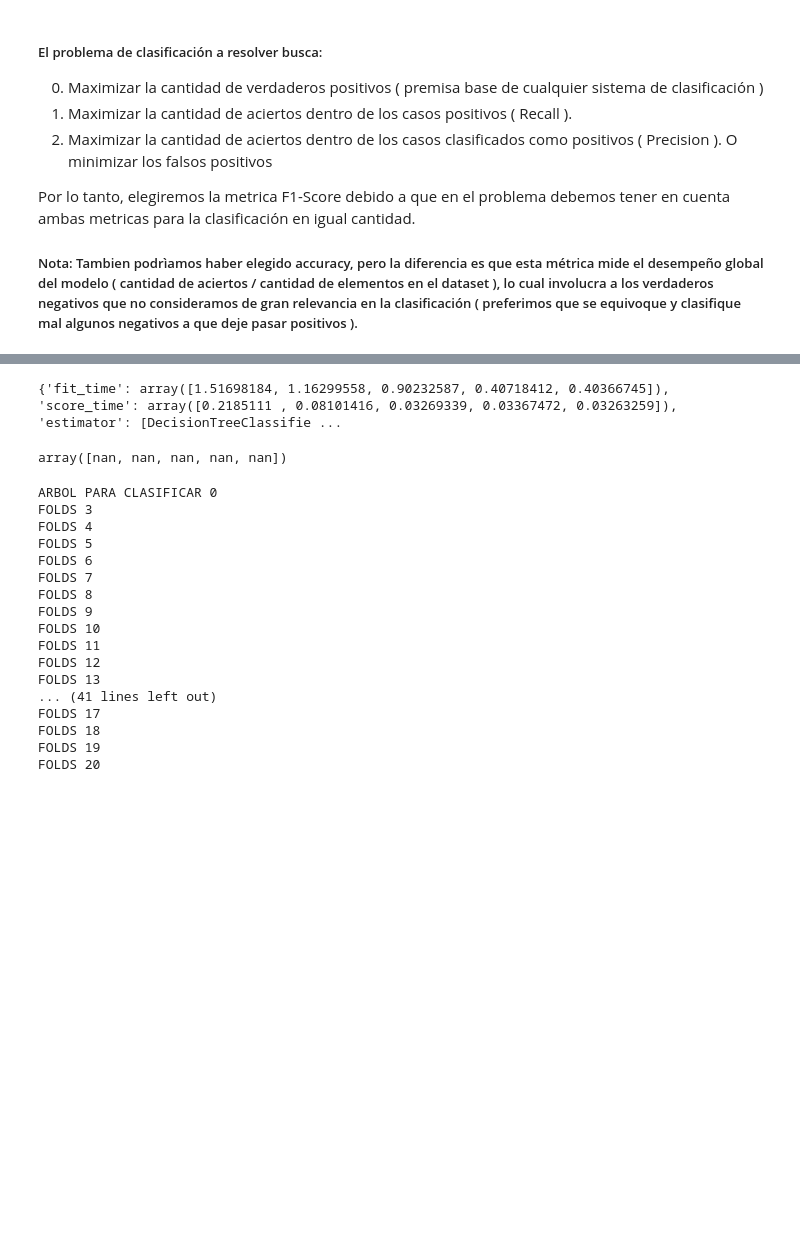
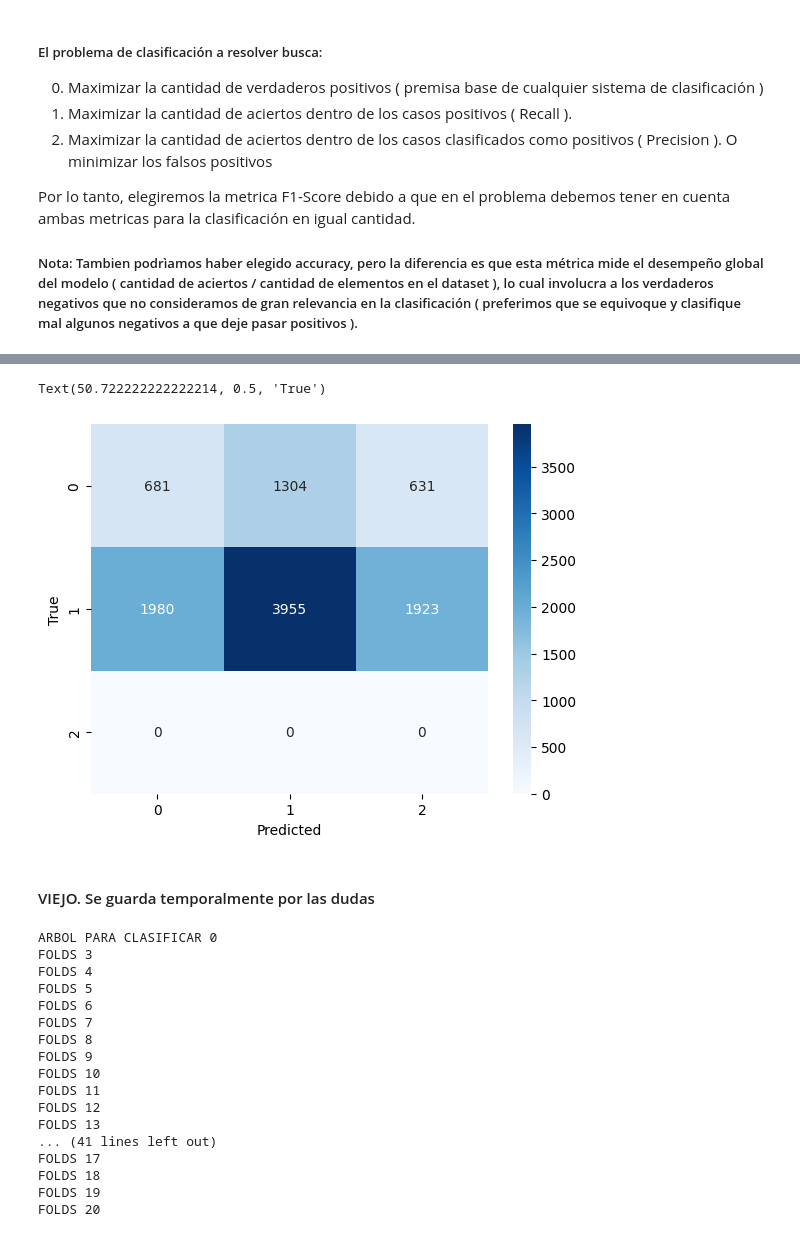
Before and after one commit to sttesta3/7506R-1C2024-GRUPO08, a Jupyter notebook: Clasificación.ipynb, the cells around one changed output, grey strips where cells are left out. Drawn from its saved outputs; the diff is of its cells as text; code cells hidden in the pictures; blank space fills up the shorter version.

Commit message:
WIP: no clasifico ninguno como precio bajo. Debugging

```diff
--- a/Clasificación.ipynb
+++ b/Clasificación.ipynb
@@ -314,3 +314,32 @@ ds['tipo_precio'] = ds.apply(lambda row: definir_precio(row), axis=1)
 
 Por lo tanto, elegiremos la metrica F1-Score debido a que en el problema debemos tener en cuenta ambas metricas para la clasificación en igual cantidad.
 ##### Nota:  Tambien podrìamos haber elegido accuracy, pero la diferencia es que esta métrica mide el desempeño global del modelo ( cantidad de aciertos / cantidad de elementos en el dataset ), lo cual involucra a los verdaderos negativos que no consideramos de gran relevancia en la clasificación ( preferimos que se equivoque y clasifique mal algunos negativos a que deje pasar positivos ).
+# %%
+# Trabajo sobre data
+ds_id3_3 = pd.get_dummies(ds.drop(columns=["property_price","pxm2"]),columns=["property_type","place_l3"])
+ds_id3_3['tipo_precio'] = ds_id3_3['tipo_precio'].map({"bajo":0,"medio":1,"alto":2})
+ds_id3_3.tipo_precio.value_counts(normalize=True)
+
+target='tipo_precio'
+features= ds_id3_3.drop(columns=target).columns.values
+
+# Split data en entrenamiento y prueba
+X_train3, X_test3, Y_train3, Y_test3 = train_test_split(ds_id3_3[features].values,
+                                                    ds_id3_3[target].values,
+                                                    test_size=0.2,    #20% 0 conjunto de test
+                                                    stratify=ds_id3_3[target].values) #estratificado para mantener proporcion
+
+# Loop de entrenamiento
+CANT_FOLDS_MAXIMA = 25
+CANT_FOLDS_MINIMA = 3
+
+arboles = []
+resultados = []
+
+for i in range(CANT_FOLDS_MINIMA,CANT_FOLDS_MAXIMA + 1):
+  print("#################",i,"FOLDS #################")
+  arbolcv = DecisionTreeClassifier()
+  resultados3 = cross_validate(arbolcv,X_train3, Y_train3, cv=StratifiedKFold(n_splits=i),scoring=make_scorer(f1_score,average='weighted'),return_estimator=True)
+  metricsCV=resultados3['test_score']
+  arboles.append( resultados3['estimator'][np.where(metricsCV==max(metricsCV))[0][0]] )
+  resultados.append( resultados3['test_score'][np.where(metricsCV==max(metricsCV))[0][0]] )
@@ -317,3 +399,18 @@ Por lo tanto, elegiremos la metrica F1-Score debido a que en el problema debemos
+# %%
+BEST_FOLDS = 10
+mejor_performance = arboles[BEST_FOLDS - CANT_FOLDS_MINIMA]
+y_pred = mejor_performance.predict(X_test3)
+
+classification_report(Y_test3,y_pred)
+cm = confusion_matrix(y_test,y_pred)
+sns.heatmap(cm, cmap='Blues',annot=True,fmt='g')
+plt.xlabel('Predicted')
+plt.ylabel('True')
+# %% [output]
+Text(50.722222222222214, 0.5, 'True')
+[figure, added]
+# %% [markdown]
+#### VIEJO. Se guarda temporalmente por las dudas
 # %%
 # Preparando la data
 ds_id3_2 = pd.get_dummies(ds.drop(columns=["property_price","pxm2"]),columns=["property_type","place_l3","tipo_precio"])
@@ -323,30 +420,6 @@ features= ds_id3_2.drop(columns=target).columns.values
 
 for i in target:
   ds_id3_2[i] = ds_id3_2[i].map({True:0,False:1},na_action=None)
-# %%
-# Ejemplo de codigo con un Unico arbol que califica en 0 1 2
-ds_id3_3 = pd.get_dummies(ds.drop(columns=["property_price","pxm2"]),columns=["property_type","place_l3"])
-ds_id3_3['tipo_precio'] = ds_id3_3['tipo_precio'].map({"bajo":0,"medio":1,"alto":2})
-ds_id3_3.tipo_precio.value_counts(normalize=True)
-
-target='tipo_precio'
-features= ds_id3_3.drop(columns=target).columns.values
-
-X_train3, X_test3, Y_train3, Y_test3 = train_test_split(ds_id3_3[features].values,
-                                                    ds_id3_3[target].values,
-                                                    test_size=0.2,    #20% 0 conjunto de test
-                                                    stratify=ds_id3_3[target].values) #estratificado para mantener proporcion
-
-arbolcv = DecisionTreeClassifier()
-resultados3 = cross_validate(arbolcv,X_train3, Y_train3, cv=StratifiedKFold(n_splits=5),scoring=make_scorer(f1_score,average='micro'),return_estimator=True)
-metricsCV=resultados3['test_score']
-print(resultados3)
-# %% [output]
-{'fit_time': array([1.51698184, 1.16299558, 0.90232587, 0.40718412, 0.40366745]), 'score_time': array([0.2185111 , 0.08101416, 0.03269339, 0.03367472, 0.03263259]), 'estimator': [DecisionTreeClassifie ...
-# %%
-metricsCV
-# %% [output]
-array([nan, nan, nan, nan, nan])
 # %%
 # Entrenamiento de los tres arboles y recolección de métricas/Datos utiles
 # Disclaimer: Es un proceso lento, encarecidamente le recomendamos ir por un café. Para cuando vuelva estará terminado :)
```
Also changed, not shown: parts of 5 cells of this notebook.
